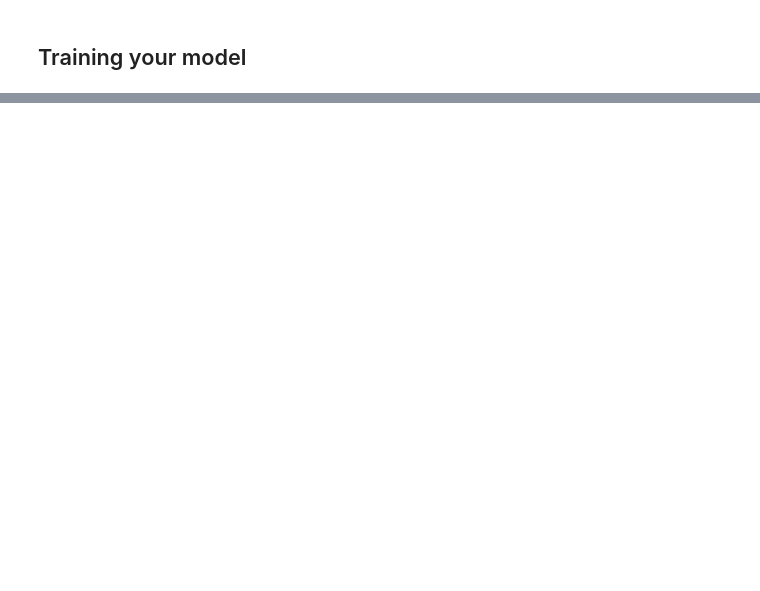
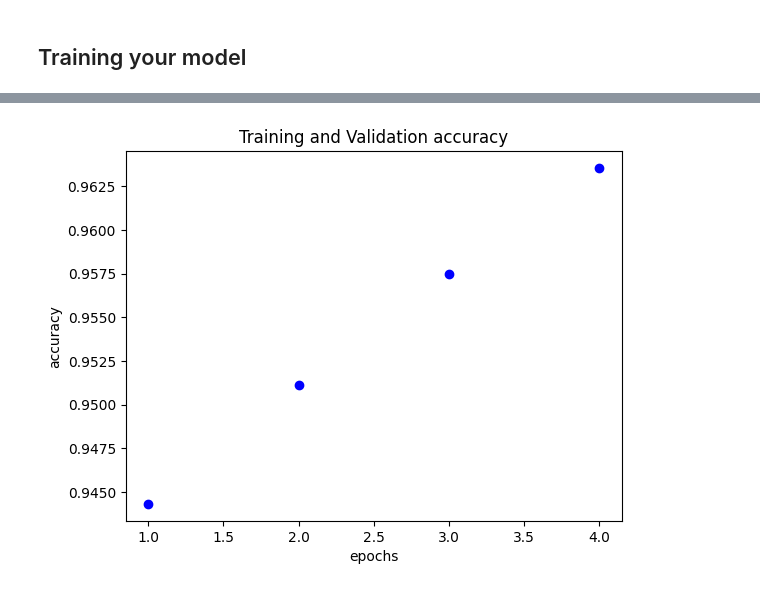
Before and after one commit to Geordy409/VoiceAI_PROJECT, a Jupyter notebook: code.ipynb, the cells around one changed output, grey strips where cells are left out. Cells and saved outputs as stored; diff of their text form; code cells hidden in the pictures; blank space fills up the shorter version.

```diff
--- a/code.ipynb
+++ b/code.ipynb
@@ -161,0 +255,11 @@ history_dict.keys()
+# %%
+
+acc = hist_dict["accuracy"]
+epochs = range(1, len(acc) + 1)
+plt.plot(epochs, acc,"bo", label = "Training accuracy")
+plt.title("Training and Validation accuracy")
+plt.xlabel("epochs")
+plt.ylabel("accuracy")
+plt.show()
+# %% [output]
+[figure, added]
```
Also changed, not shown: parts of 20 cells of this notebook.
